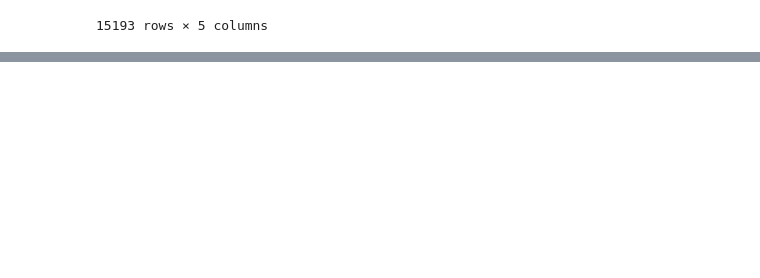
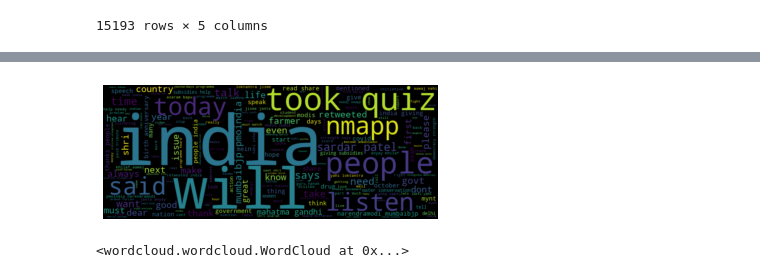
Before and after one commit to Anushree176/IndianPolitics_TopicModelling_SentimentAnalysis, a Jupyter notebook: Twitter.ipynb, the cells around one changed output, grey strips where cells are left out. Saved outputs shown, nothing was run; the diff lists cells and outputs as text; code cells hidden in the pictures; blank space fills up the shorter version.

Commit message:
added clean twitter data

```diff
--- a/Twitter.ipynb
+++ b/Twitter.ipynb
@@ -86,0 +67,21 @@ pp.tokenize(df['Cleaned'][0])
+# %%
+delete = list(df[df['Cleaned'] == ''].index)
+new_df = df.drop(delete)
+new_df = new_df.reset_index(drop=True)
+
+new_df['Cleaned'] = new_df['Cleaned'].apply(lambda x: ' '.join([w for w in x.split() if len(w)> 3]))
+# %%
+new_df['Cleaned'] = new_df['Cleaned'].astype(str).str.replace('\d+', '')
+new_df['Cleaned'] = new_df['Cleaned'].str.lower()
+# %%
+def remove_punctuation(words):
+    new_words = []
+    for word in words:
+        new_word = re.sub(r'[^\w\s]', '', (word))
+#         if new_word != '':
+        new_words.append(new_word)
+    return new_words
+# %%
+new_df['Cleaned'] = remove_punctuation(new_df['Cleaned'][0:])
+new_df['Cleaned'] = new_df['Cleaned'].apply(lambda x: ' '.join([w for w in x.split() if len(w)> 3]))
+new_df['Cleaned']
@@ -87,3 +117,22 @@ pp.tokenize(df['Cleaned'][0])
+# %%
+import matplotlib.pyplot as plt
+from wordcloud import WordCloud, STOPWORDS, ImageColorGenerator
+
+text = " ".join(review for review in new_df.Cleaned)
+
+stopwords = set(STOPWORDS)
+stopwords.update(["narendra", "modi", "mann", "baat", "namo", "prime", "minister", "narendra modi"])
+
+wordcloud = WordCloud(stopwords=stopwords, width=1000, height=400).generate(text)
+
+# max_font_size=50, max_words=100, background_color="white"
+plt.imshow(wordcloud, interpolation='bilinear')
+plt.axis("off")
+plt.show()
+wordcloud.to_file("cleaned.png")
+# %% [output]
+[figure, added]
+<wordcloud.wordcloud.WordCloud at 0x...>
 # %%
 import nltk
 from nltk import word_tokenize, FreqDist
```
Also changed, not shown: parts of 18 cells of this notebook, 3 other files.
